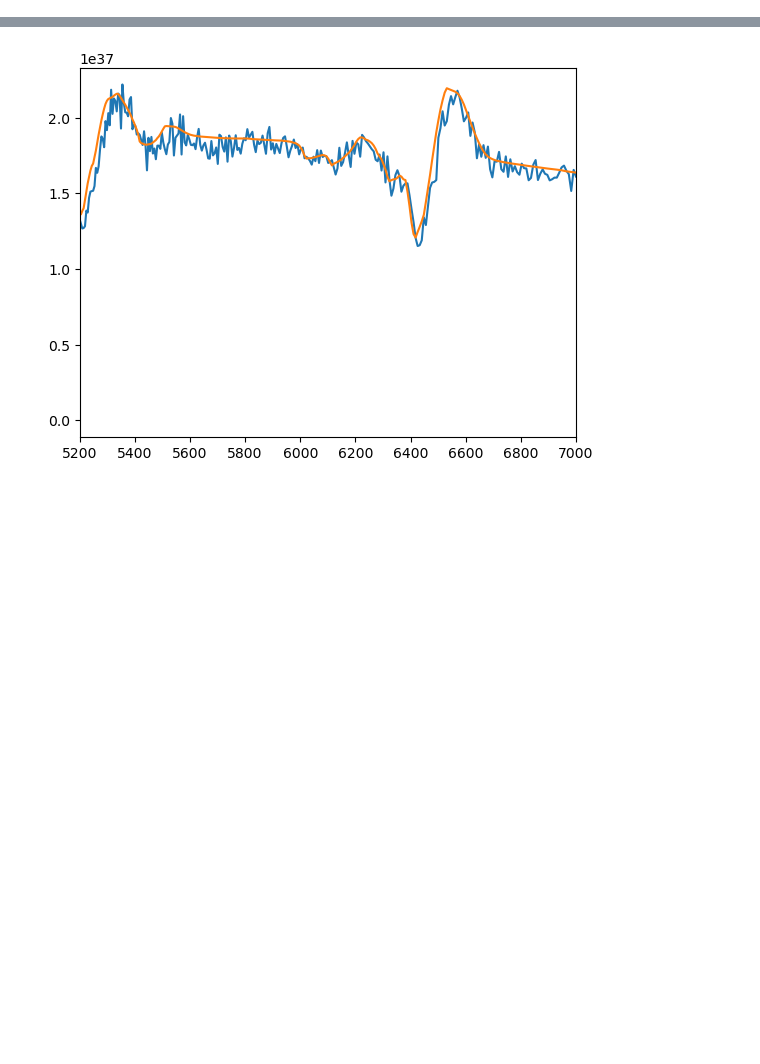
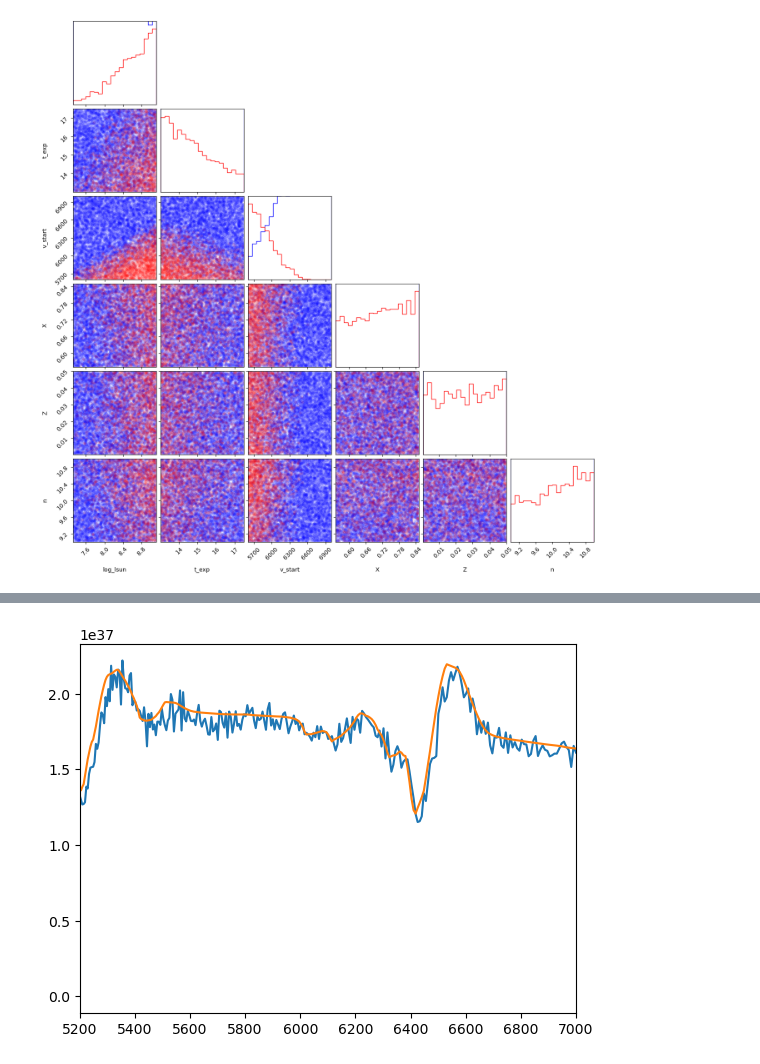
Before and after one commit to MichaelLukaszyk/iip-emulator, a Jupyter notebook: interpolator/coverage_check.ipynb, the cells around one changed output, grey strips where cells are left out. Cells and saved outputs as stored; diff of their text form; code cells hidden in the pictures; blank space fills up the shorter version.

```diff
--- a/interpolator/coverage_check.ipynb
+++ b/interpolator/coverage_check.ipynb
@@ -22,3 +58,50 @@ X_failed = grid[failed_mask][param_names].drop('id', axis=1)
+# %%
+from sklearn.linear_model import LogisticRegression
+import numpy as np
+
+u = np.vstack([X_passed.values, X_failed.values])
+v = np.hstack([
+    np.zeros(len(X_passed)), # Passed = 0
+    np.ones(len(X_failed))   # Failed = 1
+])
+
+clf = LogisticRegression(max_iter=1000000, class_weight={0: 1, 1: 2})
+clf.fit(u, v)
+
+v_pred = clf.predict(u)
+pass_pred = u[v_pred == 0]
+fail_pred = u[v_pred == 1]
+
+# Plot successful
+fig = corner.corner(
+    pass_pred,
+    labels=X.columns,
+    range=limits,
+    bins = 20,
+    color='blue',
+    plot_contours=False,
+    plot_datapoints=True,
+    plot_density=False,
+    data_kwargs={'ms': 5}
+)
+
+# Plot failed
+corner.corner(
+    fail_pred,
+    fig=fig,
+    labels=X.columns,
+    range=limits,
+    bins = 20,
+    color='red',
+    plot_contours=False,
+    plot_datapoints=True,
+    plot_density=False,
+    data_kwargs={'ms': 5}
+)
+
+plt.show()
+# %% [output]
+[figure, added]
 # %%
 # Plot successful
 fig = corner.corner(
```
Also changed, not shown: parts of 8 cells of this notebook, 7 other files.
